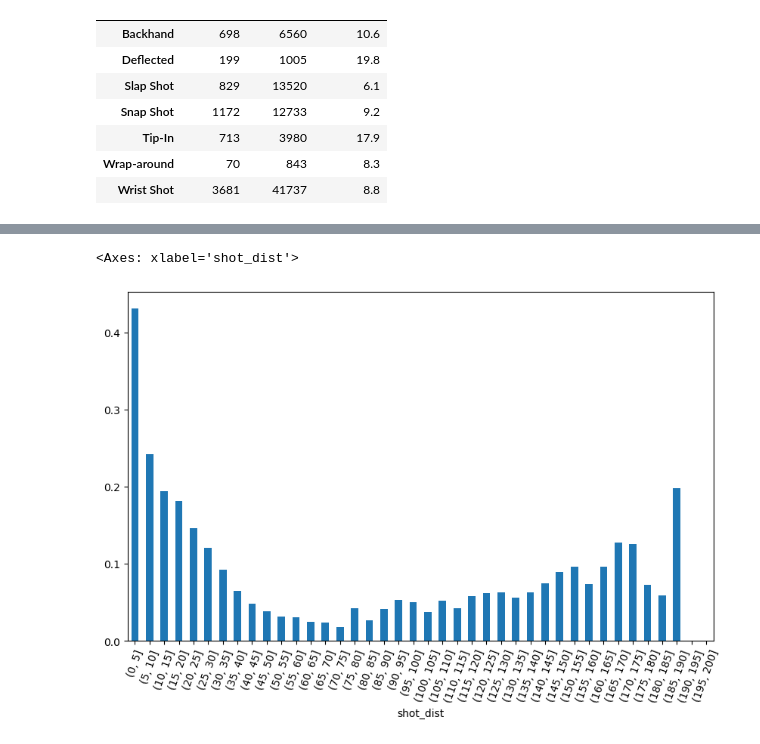
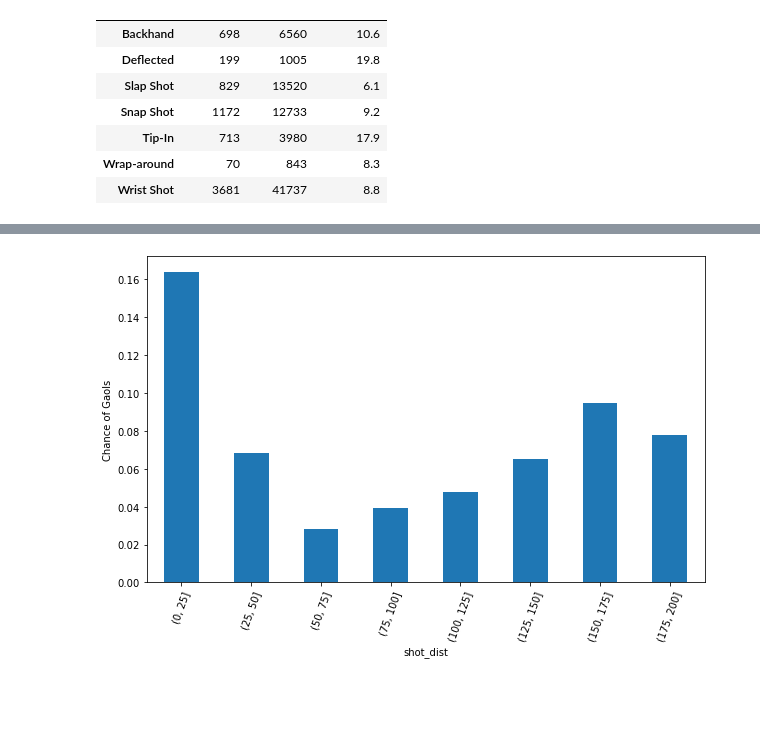
Before and after one commit to hfereidouni/DataScience, a Jupyter notebook: CodeBase/visualization_pt1.ipynb, the cells around one changed output, grey strips where cells are left out. Cells and saved outputs as stored; diff of their text form; code cells hidden in the pictures; blank space fills up the shorter version.

```diff
--- a/CodeBase/visualization_pt1.ipynb
+++ b/CodeBase/visualization_pt1.ipynb
@@ -120,20 +122,22 @@ df_1820_filtered
 # %%
 df_dist = df_1820_filtered[["play_type","shot_dist"]]
 max_dist = np.sqrt((100*2)**2+42.5**2)
-bins=list(range(0,round(max_dist),5))
-df_1820_filtered_shot = df_1820_filtered[df_1820_filtered["play_type"]=="Shot"]
+bins=list(range(0,round(max_dist),25))
+df_1820_filtered_shot = df_1820_filtered #[df_1820_filtered["play_type"]=="Shot"]
 df_1820_filtered_goal = df_1820_filtered[df_1820_filtered["play_type"]=="Goal"]
 shot_count=pd.DataFrame(pd.cut(df_1820_filtered_shot["shot_dist"],bins=bins)).reset_index()
 shot_count= shot_count.groupby("shot_dist").agg("count")
 shot_count = shot_count.rename(columns={'index': 'Shots'})
 
 goal_count=pd.DataFrame(pd.cut(df_1820_filtered_goal["shot_dist"],bins=bins)).reset_index()
 goal_count= goal_count.groupby("shot_dist").agg("count")
 goal_count = goal_count.rename(columns={'index': 'Goals'})
 
 shot_goal_1820 = pd.concat([shot_count,goal_count],axis=1)
 shot_goal_1820["Percentage"] = shot_goal_1820["Goals"]/shot_goal_1820["Shots"]
 shot_goal_1820["Percentage"].plot.bar(rot=70,figsize=(10, 6))
+
+plt.ylabel("Chance of Gaols")
+plt.show()
 # %% [output]
-<Axes: xlabel='shot_dist'>
-[figure, old version]
+[figure, new version]
```
Also changed, not shown: parts of 10 cells of this notebook, 2 other files.
